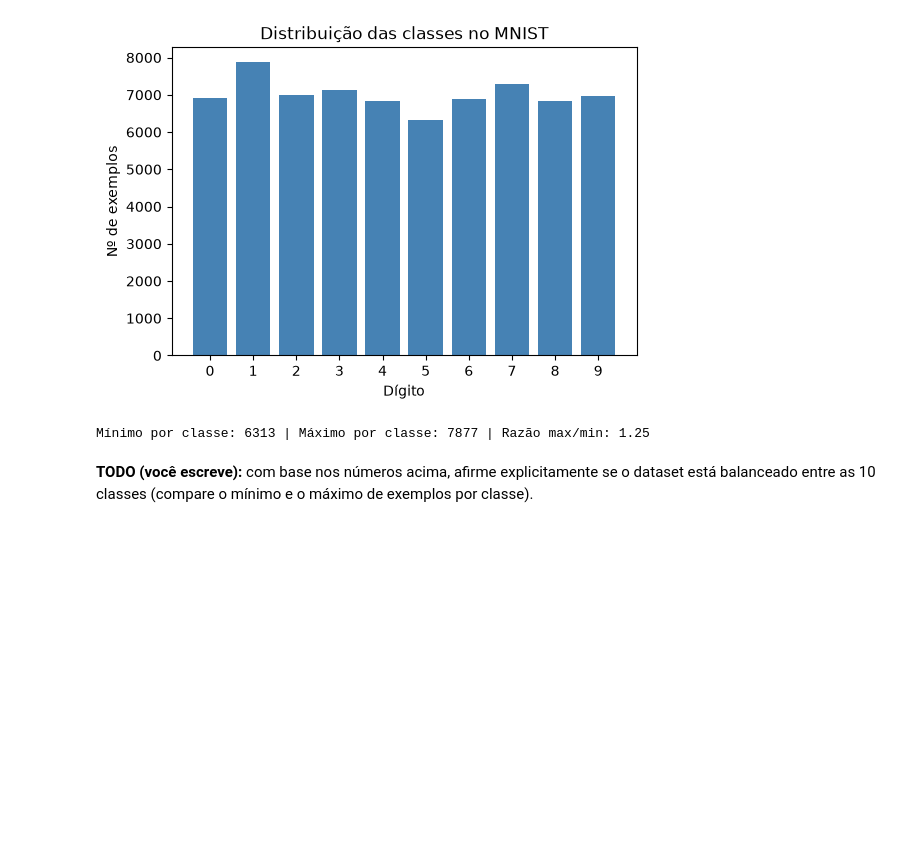
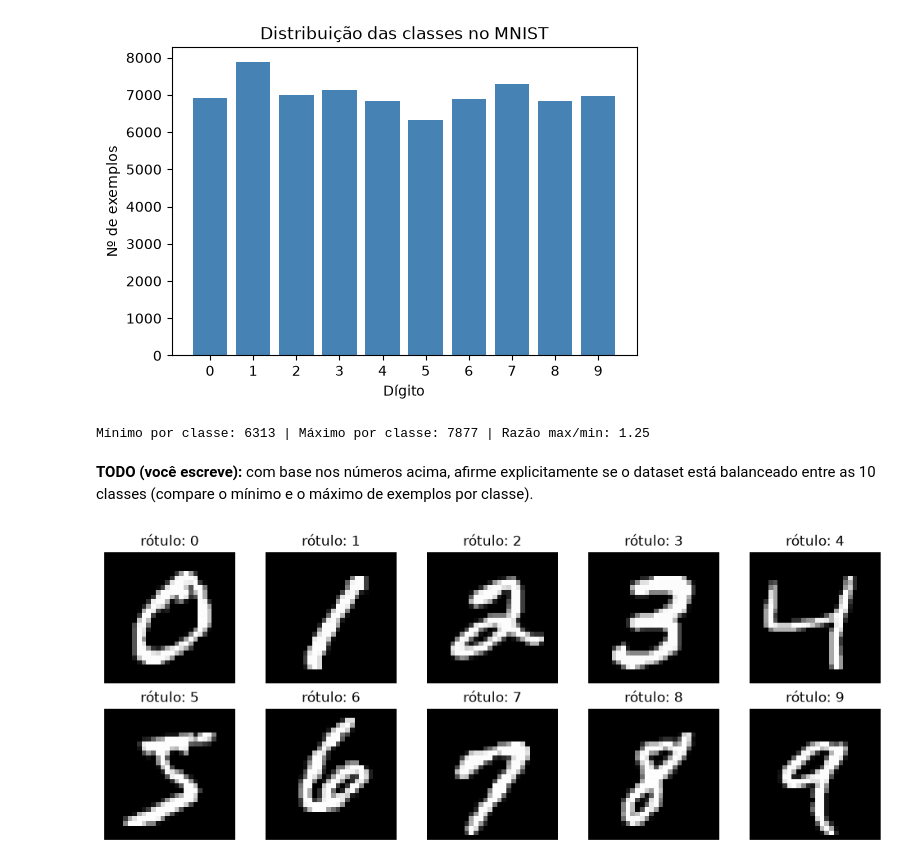
Before and after one commit to HerbCyor/projeto-sctec-modulo-2, a Jupyter notebook: notebook_mnist.ipynb, the cells around one changed output. Drawn from its saved outputs; the diff is of its cells as text; code cells hidden in the pictures; blank space fills up the shorter version.

Commit message:
adiciona grade de exemplos por digito e celula de interpretacao pendente
Co-Authored-By: Claude Sonnet 5 <noreply@anthropic.com>
Claude-Session: https://claude.ai/code/session_01GeU6HcuBq2Bdbvm1gvYFWP

```diff
--- a/notebook_mnist.ipynb
+++ b/notebook_mnist.ipynb
@@ -54,3 +54,14 @@ Mínimo por classe: 6313 | Máximo por classe: 7877 | Razão max/min: 1.25
 # %% [markdown]
 **TODO (você escreve):** com base nos números acima, afirme explicitamente se o dataset está
 balanceado entre as 10 classes (compare o mínimo e o máximo de exemplos por classe).
+# %%
+fig, axes = plt.subplots(2, 5, figsize=(10, 4))
+for digito, ax in zip(range(10), axes.ravel()):
+    idx = np.where(y == digito)[0][0]     # primeiro índice desse dígito
+    ax.imshow(X[idx].reshape(28, 28), cmap='gray')
+    ax.set_title(f"rótulo: {digito}")
+    ax.axis('off')
+plt.tight_layout()
+plt.show()
+# %% [output]
+[figure, added]
```
Also changed, not shown: parts of 1 cell of this notebook.
